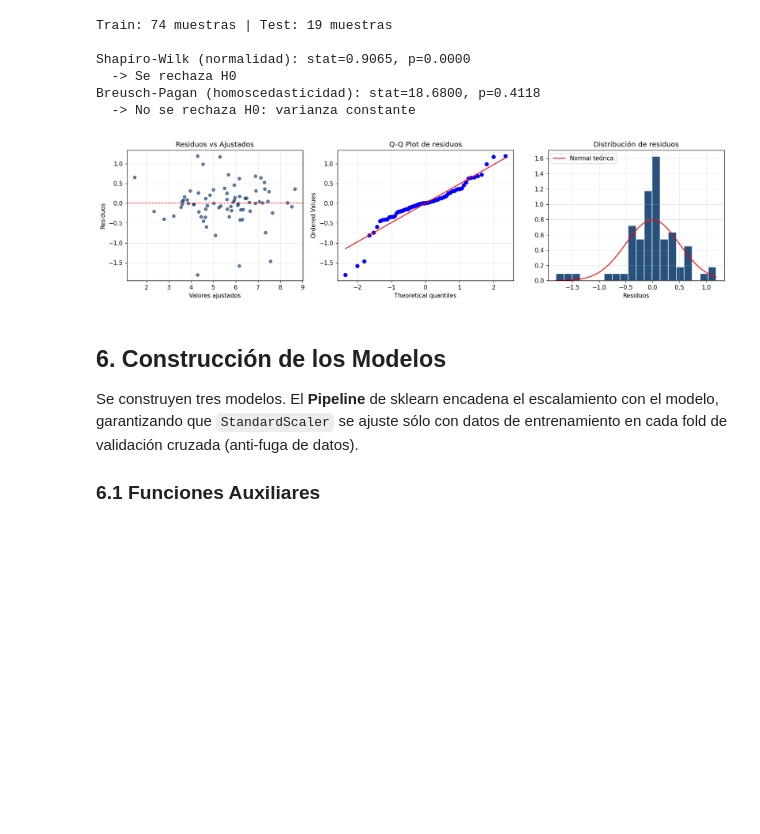
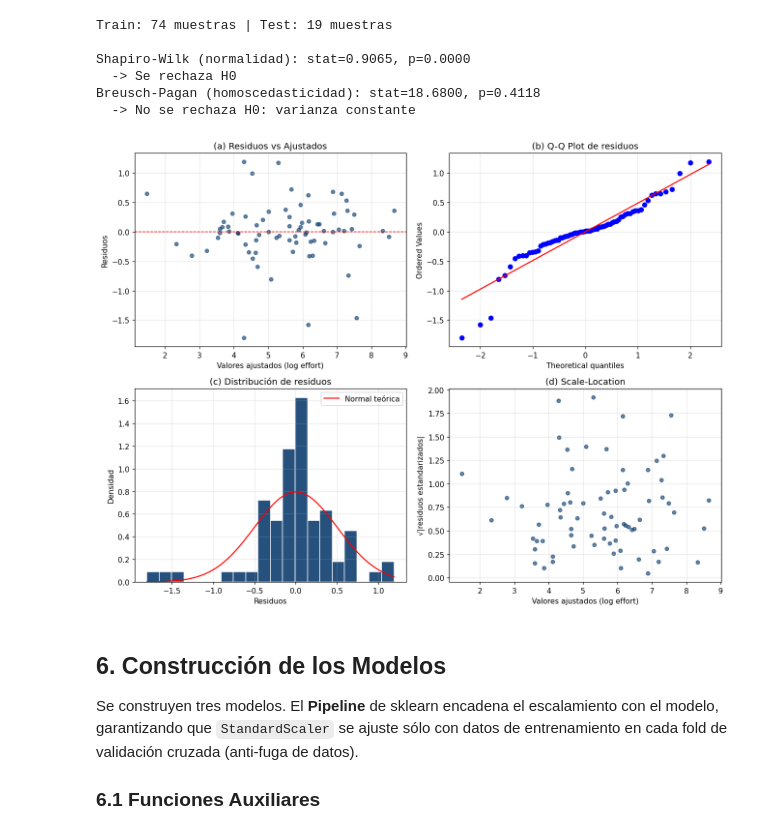
Before and after one commit to n3cr0murl0c/DataScience-Lab1, a Jupyter notebook: Taller_Grupo01_notebook.ipynb, the cells around one changed output. Drawn from its saved outputs; the diff is of its cells as text; code cells hidden in the pictures; blank space fills up the shorter version.

```diff
--- a/Taller_Grupo01_notebook.ipynb
+++ b/Taller_Grupo01_notebook.ipynb
@@ -271,33 +298,50 @@ Breusch-Pagan (homoscedasticidad): stat=18.6800, p=0.4118
   -> No se rechaza H0: varianza constante
 # %%
 # Gráficos de diagnóstico
-fig, axes = plt.subplots(1, 3, figsize=(15, 4))
+fig = plt.figure(figsize=(12, 9))
 
-axes[0].scatter(ols_sm.fittedvalues, residuos, alpha=0.6, color="#003366", s=25)
-axes[0].axhline(0, color="red", linestyle="--", lw=1)
-axes[0].set_xlabel("Valores ajustados")
-axes[0].set_ylabel("Residuos")
-axes[0].set_title("Residuos vs Ajustados")
-axes[0].grid(alpha=0.3)
+# (a) Residuos vs Ajustados
+ax1 = fig.add_subplot(2, 2, 1)
+ax1.scatter(ols_sm.fittedvalues, residuos, alpha=0.6, color="#003366", s=25)
+ax1.axhline(0, color="red", linestyle="--", lw=1)
+ax1.set_xlabel("Valores ajustados (log effort)")
+ax1.set_ylabel("Residuos")
+ax1.set_title("(a) Residuos vs Ajustados")
+ax1.grid(alpha=0.3)
 
-stats.probplot(residuos, dist="norm", plot=axes[1])
-axes[1].set_title("Q-Q Plot de residuos")
-axes[1].grid(alpha=0.3)
+# (b) Q-Q Plot
+ax2 = fig.add_subplot(2, 2, 2)
+stats.probplot(residuos, dist="norm", plot=ax2)
+ax2.set_title("(b) Q-Q Plot de residuos")
+ax2.grid(alpha=0.3)
 
-axes[2].hist(residuos, bins=20, color="#003366", alpha=0.85,
-             edgecolor="white", density=True)
+# (c) Distribución de residuos
+ax3 = fig.add_subplot(2, 2, 3)
+ax3.hist(residuos, bins=20, color="#003366", alpha=0.85,
+         edgecolor="white", density=True)
 xn = np.linspace(residuos.min(), residuos.max(), 100)
-axes[2].plot(xn, stats.norm.pdf(xn, residuos.mean(), residuos.std()),
-             "r-", lw=1.5, label="Normal teórica")
-axes[2].set_xlabel("Residuos")
-axes[2].set_title("Distribución de residuos")
-axes[2].legend()
-axes[2].grid(alpha=0.3)
+ax3.plot(xn, stats.norm.pdf(xn, residuos.mean(), residuos.std()),
+         "r-", lw=1.5, label="Normal teórica")
+ax3.set_xlabel("Residuos")
+ax3.set_ylabel("Densidad")
+ax3.set_title("(c) Distribución de residuos")
+ax3.legend()
+ax3.grid(alpha=0.3)
+
+# (d) Scale-Location
+residuos_std = ols_sm.get_influence().resid_studentized_internal
+ax4 = fig.add_subplot(2, 2, 4)
+ax4.scatter(ols_sm.fittedvalues, np.sqrt(np.abs(residuos_std)),
+            alpha=0.6, color="#003366", s=25)
+ax4.set_xlabel("Valores ajustados (log effort)")
+ax4.set_ylabel("√|residuos estandarizados|")
+ax4.set_title("(d) Scale-Location")
+ax4.grid(alpha=0.3)
 
 plt.tight_layout()
 plt.show()
 # %% [output]
-[figure, old version]
+[figure, new version]
 # %% [markdown]
 ## 6. Construcción de los Modelos
 
```
Also changed, not shown: parts of 3 cells of this notebook.
